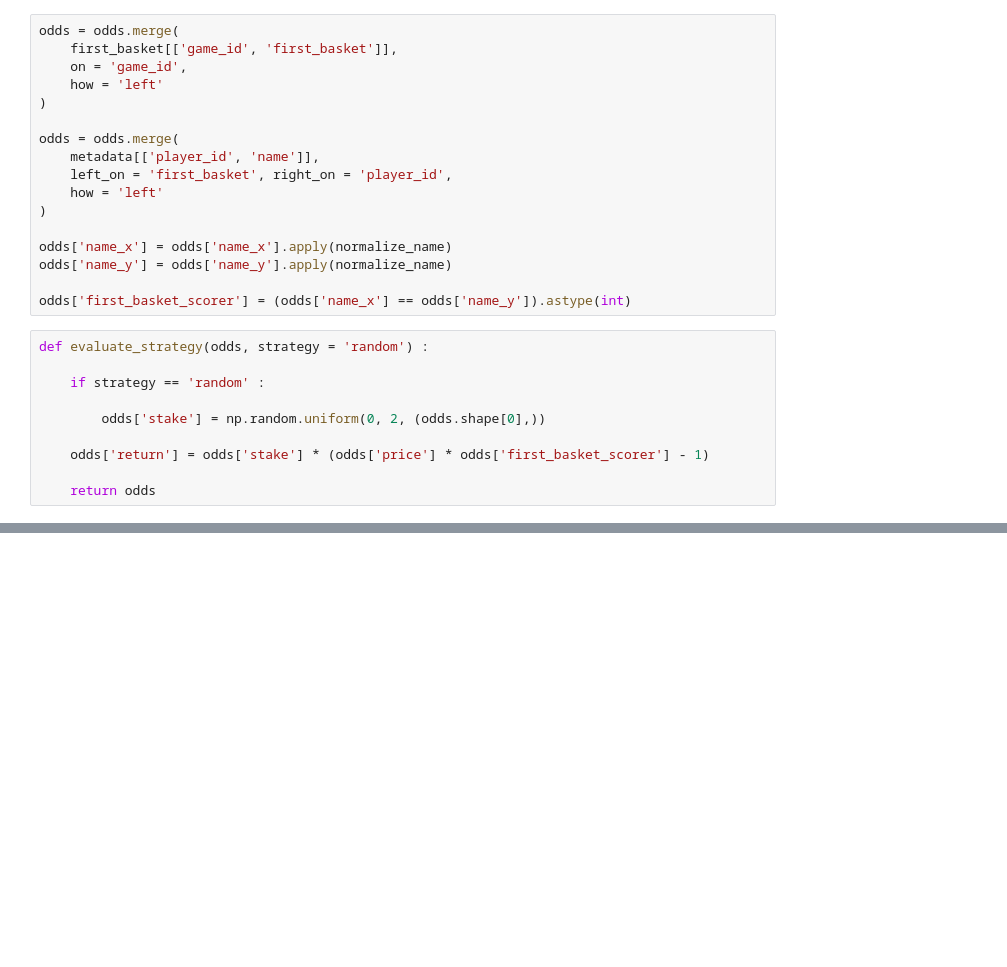
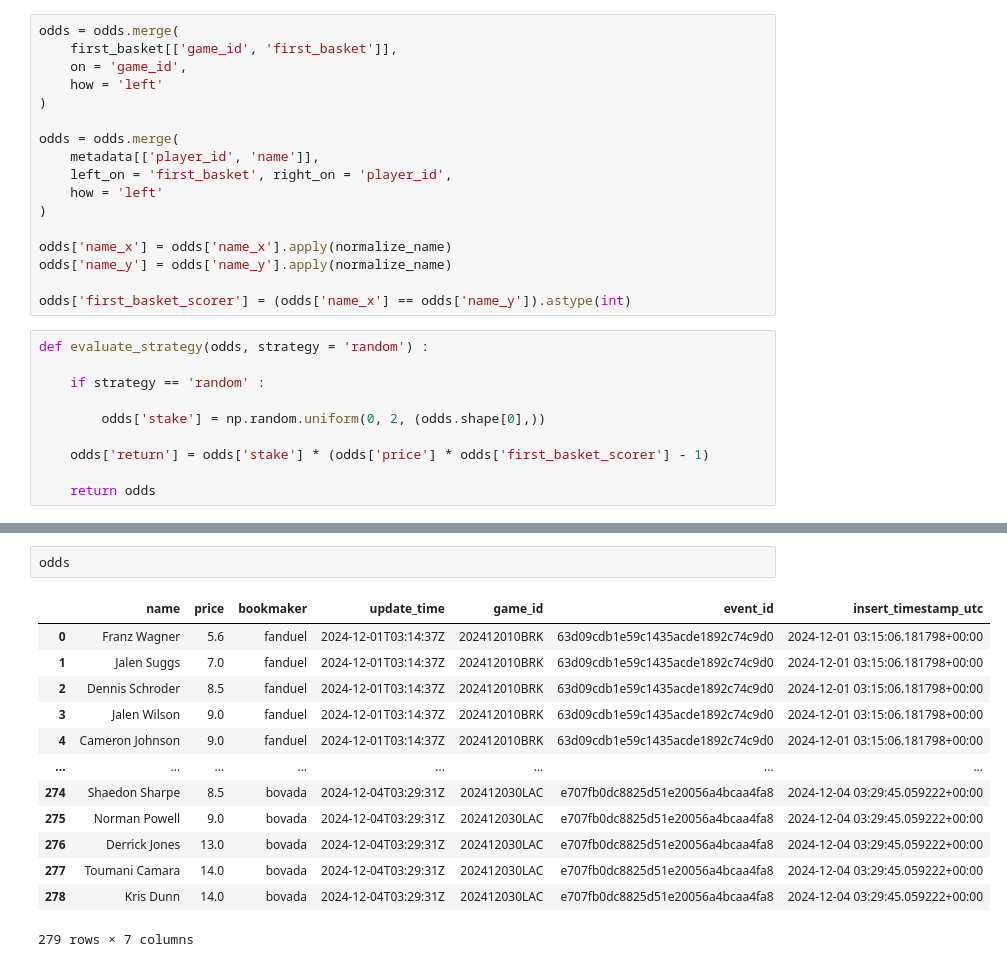
Before and after one commit to martinbog19/LeFirstBasket, a Jupyter notebook: ml/strategy.ipynb, the cells around one changed output, grey strips where cells are left out. Drawn from its saved outputs; the diff is of its cells as text; blank space fills up the shorter version.

```diff
--- a/ml/strategy.ipynb
+++ b/ml/strategy.ipynb
@@ -74,0 +121,16 @@ evaluate_strategy(odds).sort_values('return', ascending = False)
+# %%
+odds
+# %% [output]
+|  | name | price | bookmaker | update_time | game_id | event_id | insert_timestamp_utc |
+| 0 | Franz Wagner | 5.6 | fanduel | 2024-12-01T03:14:37Z | 202412010BRK | 63d09cdb1e59c1435acde1892c74c9d0 | 2024-12-01 03:15:06.181798+00:00 |
+| 1 | Jalen Suggs | 7.0 | fanduel | 2024-12-01T03:14:37Z | 202412010BRK | 63d09cdb1e59c1435acde1892c74c9d0 | 2024-12-01 03:15:06.181798+00:00 |
+| 2 | Dennis Schroder | 8.5 | fanduel | 2024-12-01T03:14:37Z | 202412010BRK | 63d09cdb1e59c1435acde1892c74c9d0 | 2024-12-01 03:15:06.181798+00:00 |
+| 3 | Jalen Wilson | 9.0 | fanduel | 2024-12-01T03:14:37Z | 202412010BRK | 63d09cdb1e59c1435acde1892c74c9d0 | 2024-12-01 03:15:06.181798+00:00 |
+| 4 | Cameron Johnson | 9.0 | fanduel | 2024-12-01T03:14:37Z | 202412010BRK | 63d09cdb1e59c1435acde1892c74c9d0 | 2024-12-01 03:15:06.181798+00:00 |
+| ... | ... | ... | ... | ... | ... | ... | ... |
+| 274 | Shaedon Sharpe | 8.5 | bovada | 2024-12-04T03:29:31Z | 202412030LAC | e707fb0dc8825d51e20056a4bcaa4fa8 | 2024-12-04 03:29:45.059222+00:00 |
+| 275 | Norman Powell | 9.0 | bovada | 2024-12-04T03:29:31Z | 202412030LAC | e707fb0dc8825d51e20056a4bcaa4fa8 | 2024-12-04 03:29:45.059222+00:00 |
+| 276 | Derrick Jones | 13.0 | bovada | 2024-12-04T03:29:31Z | 202412030LAC | e707fb0dc8825d51e20056a4bcaa4fa8 | 2024-12-04 03:29:45.059222+00:00 |
+| 277 | Toumani Camara | 14.0 | bovada | 2024-12-04T03:29:31Z | 202412030LAC | e707fb0dc8825d51e20056a4bcaa4fa8 | 2024-12-04 03:29:45.059222+00:00 |
+| 278 | Kris Dunn | 14.0 | bovada | 2024-12-04T03:29:31Z | 202412030LAC | e707fb0dc8825d51e20056a4bcaa4fa8 | 2024-12-04 03:29:45.059222+00:00 |
+279 rows × 7 columns
```
Also changed, not shown: parts of 6 cells of this notebook, 1 other file.
